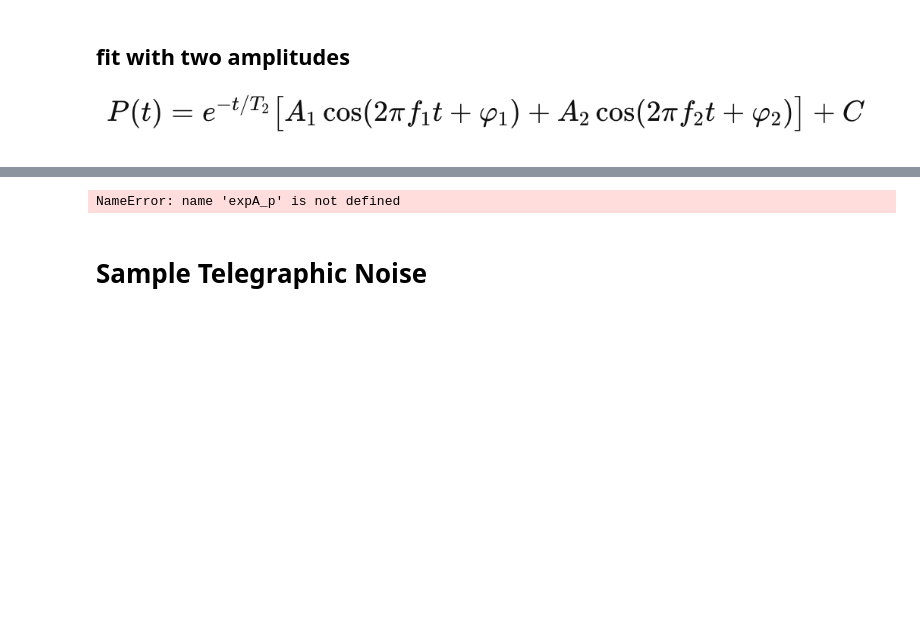
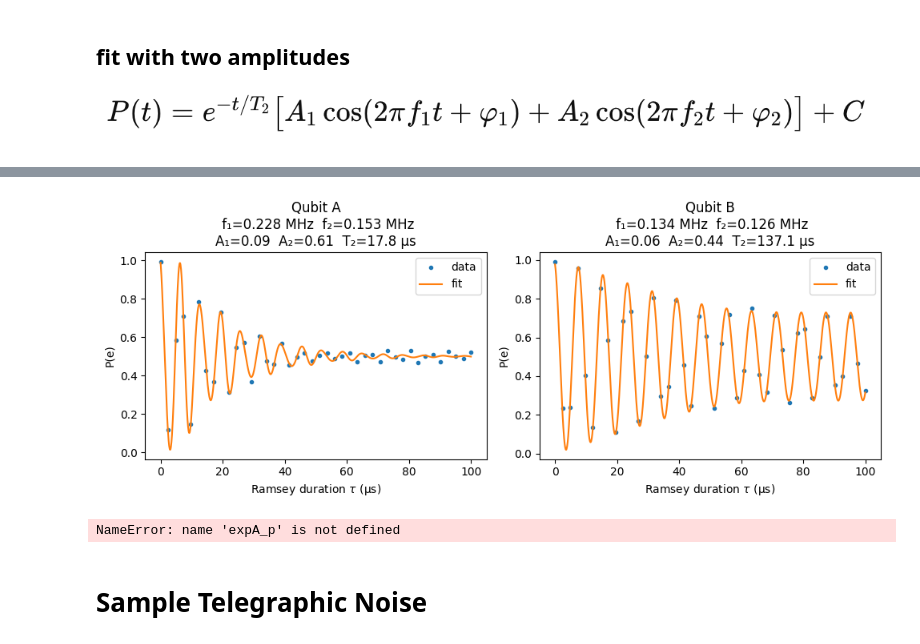
Before and after one commit to jyamaoka/qubit_zz_coupling, a Jupyter notebook: examples/t1a_PLOTS_ZZandTLS_V2_NF_071825.ipynb, the cells around one changed output, grey strips where cells are left out. Cells and saved outputs as stored; diff of their text form; code cells hidden in the pictures; blank space fills up the shorter version.

```diff
--- a/examples/t1a_PLOTS_ZZandTLS_V2_NF_071825.ipynb
+++ b/examples/t1a_PLOTS_ZZandTLS_V2_NF_071825.ipynb
@@ -673,38 +703,40 @@ for expA, expB in zip(expA_list, expB_list):
 # %%
-i=3
+i=-1
 expA = expA_list[i]
 expB = expB_list[i]
 pA = expA_p[i]
 pB = expB_p[i]
 
 # --- plots ------------------------------------------------
 tf_ns = np.linspace(t_ns[0], t_ns[-1], 1200)
 fig, ax = plt.subplots(1,2, figsize=(10,4))
 if (use_double and use_2amp):
     for k,(y,p,title) in enumerate(zip((expA,expB),(pA,pB),("Qubit A","Qubit B"))):
         ax[k].plot(t_ns*1e-3, y, '.', label='data')
         (ax[k].plot(tf_ns*1e-3,
                     (two_amp_cos if use_double else single_cos)(tf_ns*1e-9, *p),
                     label='fit'))
         ax[k].set_title(title +
             (f"\n f₁={p[2]/1e6:.3f} MHz  f₂={p[3]/1e6:.3f} MHz\n"
              f"A₁={p[0]:.2f}  A₂={p[1]:.2f}  T₂={p[6]*1e6:.1f} µs"))
         ax[k].set_xlabel('Ramsey duration $\\tau$ (µs)'); ax[k].set_ylabel('P(e)')
         ax[k].legend()
     plt.tight_layout(); plt.show()
 else :
     for k,(y,p,title) in enumerate(zip((expA,expB),(pA,pB),("Qubit A","Qubit B"))):
         ax[k].plot(t_ns*1e-3, y, '.', label='data')
         (ax[k].plot(tf_ns*1e-3,
                     (cos_product if use_double else single_cos)(tf_ns*1e-9, *p),
                     label='fit'))
         #ax[k].plot(tf_ns,
         #           single_cos(tf_ns*1e-9, *p), label='fit')
         ax[k].set_title(title+
             f"\n f1={p[1]/1e6:.3f} MHz  f2={p[2]/1e6:.3f} MHz  T2={p[5]*1e6:.1f} µs")
         ax[k].set_xlabel('Ramsey duration $\\tau$ (µs)'); ax[k].set_ylabel('P(e)')
         ax[k].legend()
     plt.tight_layout(); plt.show()
+# %% [output]
+[figure, added]
 # %%
 r2_A_list = []
 r2_B_list = []
```
Also changed, not shown: parts of 6 cells of this notebook, 2 other files.
